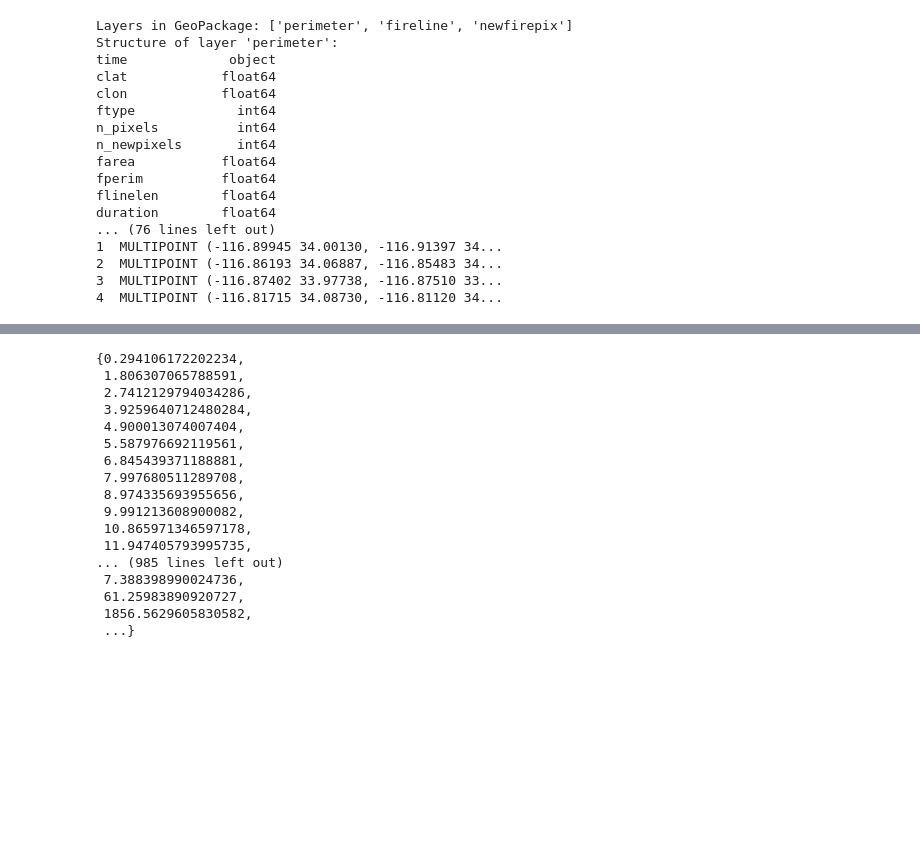
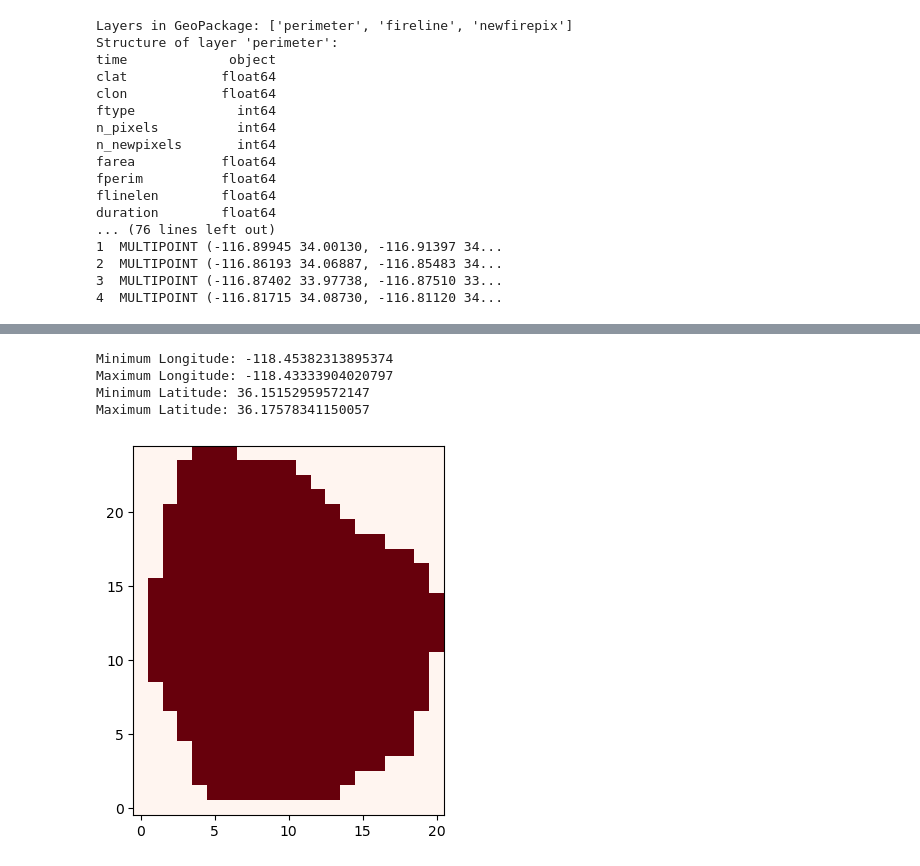
Before and after one commit to Jared-Mac/firegen, a Jupyter notebook: explore_dataset.ipynb, the cells around one changed output, grey strips where cells are left out. Cells and saved outputs as stored; diff of their text form; code cells hidden in the pictures; blank space fills up the shorter version.

Commit message:
testing rasterization

```diff
--- a/explore_dataset.ipynb
+++ b/explore_dataset.ipynb
@@ -99,25 +83,0 @@ plt.show()
-# %%
-gdf_lf['farea'].sort_values(ascending=False)
-
-total = []
-for x in gdf_lf['farea'].sort_values(ascending=False):
-    total.append(x)
-set(total)
-# %% [output]
-{0.294106172202234,
- 1.806307065788591,
- 2.7412129794034286,
- 3.9259640712480284,
- 4.900013074007404,
- 5.587976692119561,
- 6.845439371188881,
- 7.997680511289708,
- 8.974335693955656,
- 9.991213608900082,
- 10.865971346597178,
- 11.947405793995735,
-... (985 lines left out)
- 7.388398990024736,
- 61.25983890920727,
- 1856.5629605830582,
- ...}
@@ -123,0 +86,34 @@ set(total)
+# %%
+shape = filtered_gdf.iloc[0]
+shape = shape['geometry']
+# %%
+minx, miny, maxx, maxy = filtered_gdf.total_bounds
+pixel_size = 0.001  # Adjust the pixel size as needed
+
+# Create a mesh grid of points
+x_coords = np.arange(minx, maxx, pixel_size)
+y_coords = np.arange(miny, maxy, pixel_size)
+xx, yy = np.meshgrid(x_coords, y_coords)
+
+
+
+points = [shape.contains(shapely.Point(x, y)) for x, y in zip(xx.ravel(), yy.ravel())]
+raster = np.array(points)
+raster = raster.reshape(xx.shape)
+# %%
+# Print max and min latitude and longitude
+print(f"Minimum Longitude: {minx}")
+print(f"Maximum Longitude: {maxx}")
+print(f"Minimum Latitude: {miny}")
+print(f"Maximum Latitude: {maxy}")
+# %% [output]
+Minimum Longitude: -118.45382313895374
+Maximum Longitude: -118.43333904020797
+Minimum Latitude: 36.15152959572147
+Maximum Latitude: 36.17578341150057
+# %%
+# Plotting
+plt.imshow(raster, origin='lower', cmap='Reds')
+plt.show()
+# %% [output]
+[figure, added]
```
Also changed, not shown: parts of 8 cells of this notebook.
